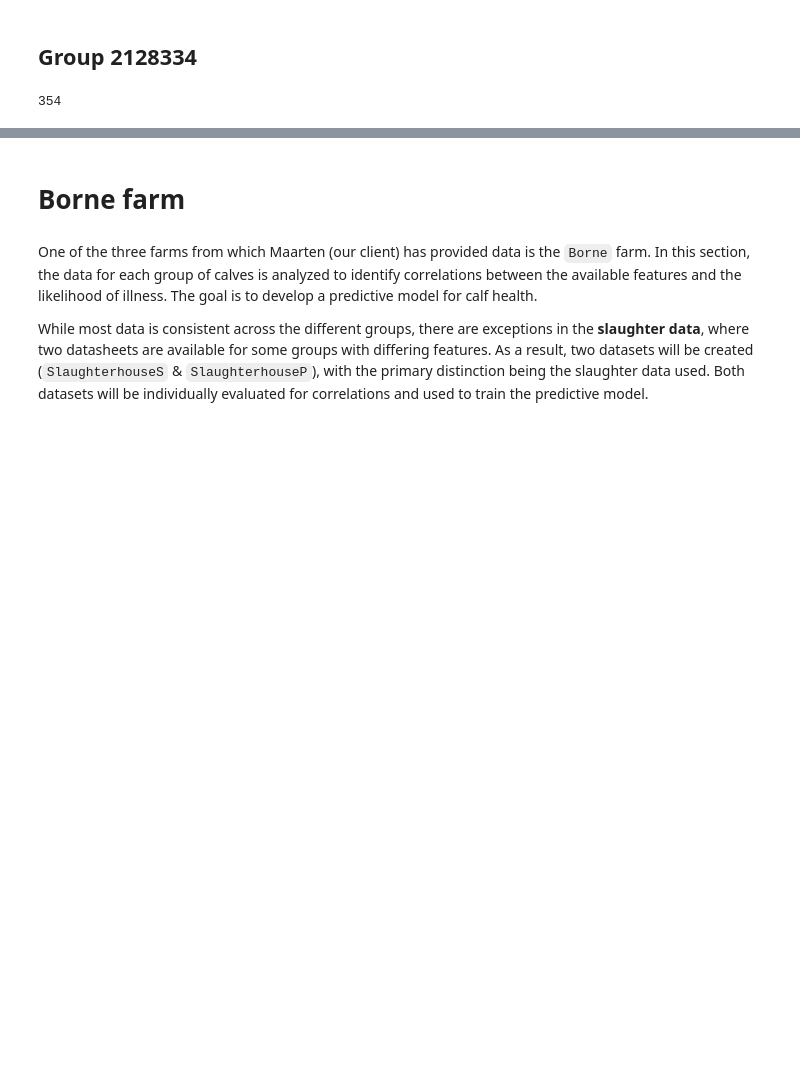
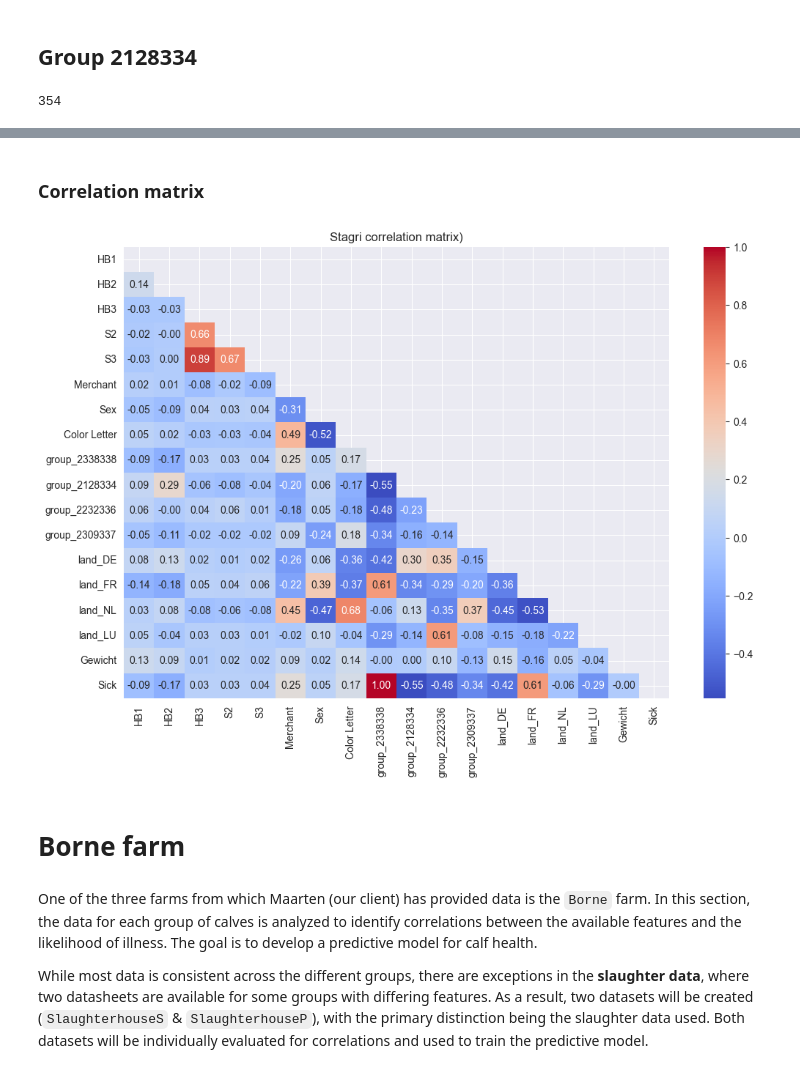
Before and after one commit to AI-Farming-Thewi/cows_analysis, a Jupyter notebook: Farms analysis.ipynb, the cells around one changed output, grey strips where cells are left out. Cells and saved outputs as stored; diff of their text form; code cells hidden in the pictures; blank space fills up the shorter version.

Commit message:
modified and finished the Stagri analysis

```diff
--- a/Farms analysis.ipynb
+++ b/Farms analysis.ipynb
@@ -408,0 +543,16 @@ len(cows_in_all_dfs)
+# %%
+columns_to_clean = ['HB3', 'HB4', 'HB5', 'S3', 'S4']
+stagri_df[columns_to_clean] =stagri_df[columns_to_clean].fillna(0.0)
+
+stagri_df['Merchant'] = pd.factorize(stagri_df['Merchant'])[0]
+stagri_df['Sex'] = pd.factorize(stagri_df['Sex'])[0]
+stagri_df['Color Letter'] = pd.factorize(stagri_df['Color Letter'])[0]
+
+columns_to_drop = ['Levensnr', 'WerkNr', '#', 'Soort', 'Kleur', 'Vet',
+                   'Geboortedatum', 'Leeftijdscode', 'Sekse']
+
+# I had before that 'stagri_df.drop(...)
+# This doesn't work because I need to reassign the stagri_df to the new one
+stagri_df = stagri_df.drop(columns=columns_to_drop, errors='ignore')
+
+stagri_df.head(5)
@@ -408,0 +571,17 @@ len(cows_in_all_dfs)
+# %%
+# Creating a unique value in the group column, 'prefix-group' adds the unique values after the group
+one_hot_encoding = pd.get_dummies(stagri_df['group'], prefix='group')
+
+#Concatenates the new column to the final_df
+stagri_df = pd.concat([stagri_df, one_hot_encoding], axis=1)
+
+# After that we drop the original one
+stagri_df.drop('group', axis=1, inplace=True)
+
+one_hot_encoding = pd.get_dummies(stagri_df['Land'], prefix='land')
+stagri_df = pd.concat([stagri_df, one_hot_encoding], axis=1)
+stagri_df.drop('Land', axis=1, inplace=True)
+
+stagri_df.head(10)
+
+# stagri_df.to_excel('Final.xlsx',index=False)
@@ -409,3 +600,19 @@ len(cows_in_all_dfs)
+# %%
+stagri_cows = stagri_df[['HB1', 'HB2', 'HB3', 'S2', 'S3', 'Merchant', 'Sex', 'Color Letter', 'group_2338338', 'group_2128334','group_2232336','group_2309337','land_DE','land_FR','land_NL', 'land_LU','Gewicht', 'Sick']]
+# %% [markdown]
+### Correlation matrix
+# %%
+stagri_corr = stagri_cows.corr()
+
+mask = np.triu(np.ones_like(stagri_corr, dtype=bool))
+
+plt.figure(figsize=(12, 8))
+
+sns.heatmap(stagri_corr, mask=mask, annot=True, fmt=".2f", cmap="coolwarm", cbar=True)
+plt.title("Stagri correlation matrix)")
+plt.show()
+# %% [output]
+[figure, added]
 # %% [markdown]
 # Borne farm
 # %% [markdown]
```
Also changed, not shown: parts of 45 cells of this notebook.
